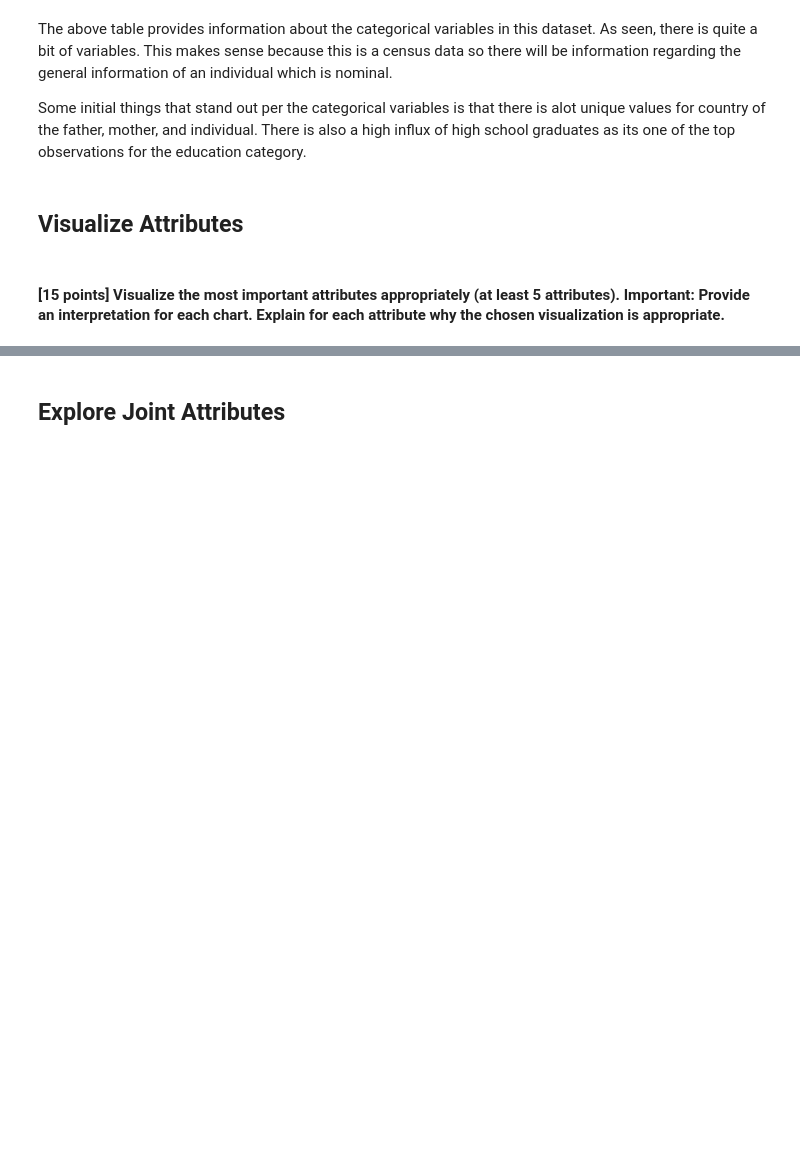
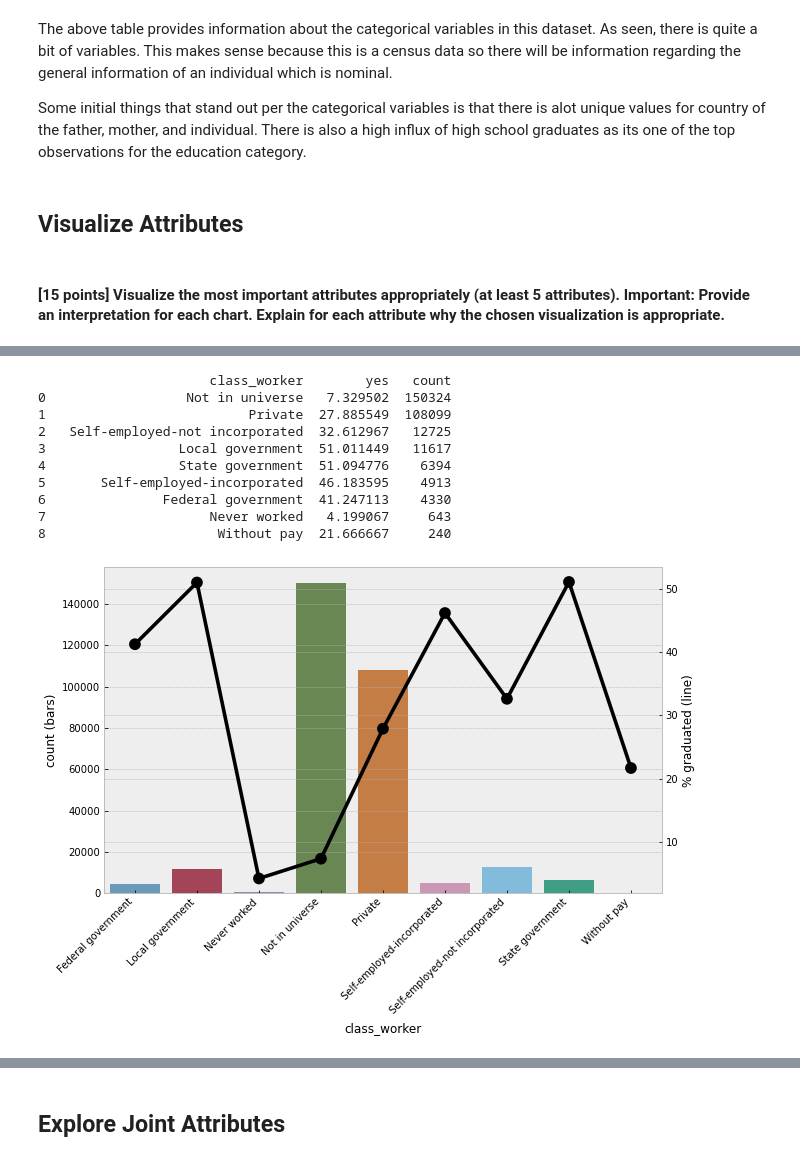
Before and after one commit to mcgrupp2/DS7331_termProject, a Jupyter notebook: roughDraftOutline.ipynb, the cells around one changed output, grey strips where cells are left out. Cells and saved outputs as stored; diff of their text form; code cells hidden in the pictures; blank space fills up the shorter version.

```diff
--- a/roughDraftOutline.ipynb
+++ b/roughDraftOutline.ipynb
@@ -260,0 +319,15 @@ Some initial things that stand out per the categorical variables is that there i
+# %%
+# note: not in universe might be children + unemployed
+categorical_explanitory_binary_response_chart(df, 'class_worker', 'graduated')
+# %% [output]
+                      class_worker        yes   count
+0                  Not in universe   7.329502  150324
+1                          Private  27.885549  108099
+2   Self-employed-not incorporated  32.612967   12725
+3                 Local government  51.011449   11617
+4                 State government  51.094776    6394
+5       Self-employed-incorporated  46.183595    4913
+6               Federal government  41.247113    4330
+7                     Never worked   4.199067     643
+8                      Without pay  21.666667     240
+[figure, added]
```
Also changed, not shown: parts of 28 cells of this notebook.
